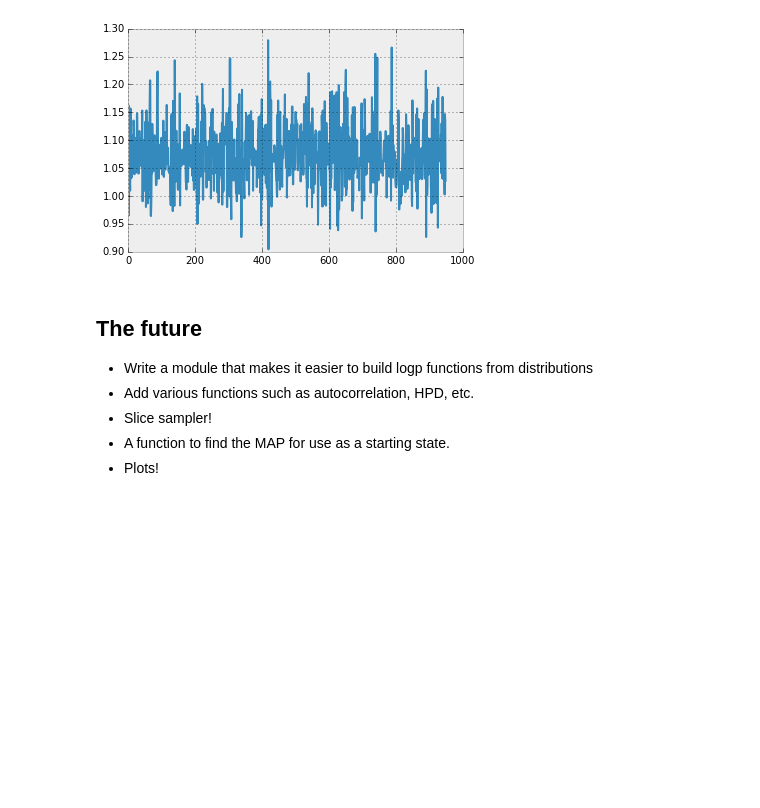
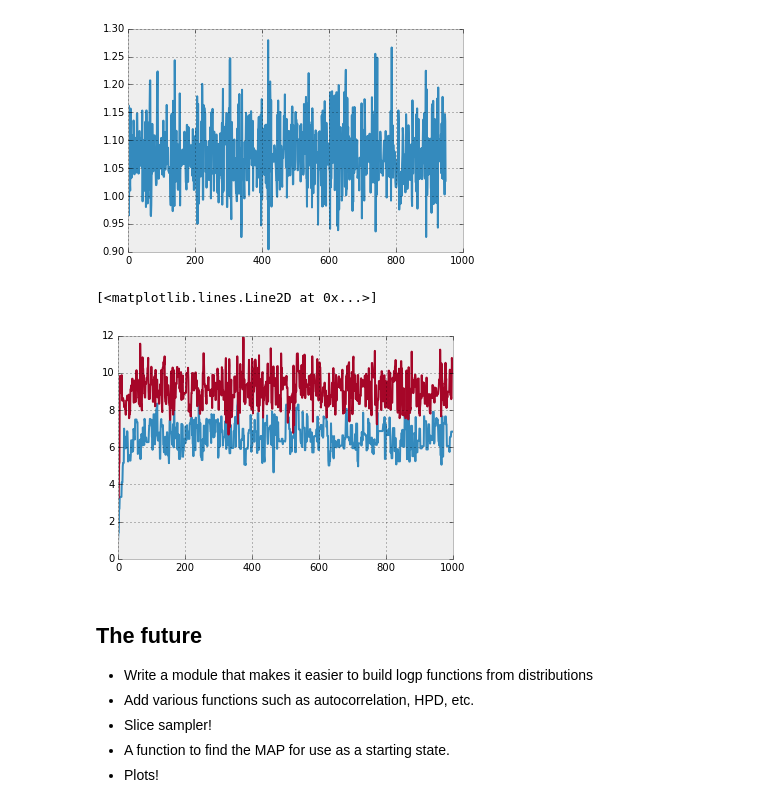
Before and after one commit to mcleonard/sampyl, a Jupyter notebook: Examples.ipynb, the cells around one changed output. Saved outputs shown, nothing was run; the diff lists cells and outputs as text; code cells hidden in the pictures; blank space fills up the shorter version.

Commit message:
Added functionality to sample from conditional distributions. This allows you to use different samplers to for different variables in the same model. You can same from the chain with the Chain object.

```diff
--- a/Examples.ipynb
+++ b/Examples.ipynb
@@ -172,6 +172,18 @@ _ = plt.plot(trace.b)
 _ = plt.plot(trace.sig)
 # %% [output]
 [figure]
+# %%
+step1 = smp.Metropolis(logp, condition=['lam2'])
+step2 = smp.NUTS(logp, condition=['lam1'])
+
+chain = smp.Chain([step1, step2], start=(1.,1.))
+trace = chain.sample(1000)
+# %%
+plt.plot(trace.lam1)
+plt.plot(trace.lam2)
+# %% [output]
+[<matplotlib.lines.Line2D at 0x...>]
+[figure, added]
 # %% [markdown]
 The future
 ----------
```
Also changed, not shown: parts of 1 cell of this notebook, 7 other files.
